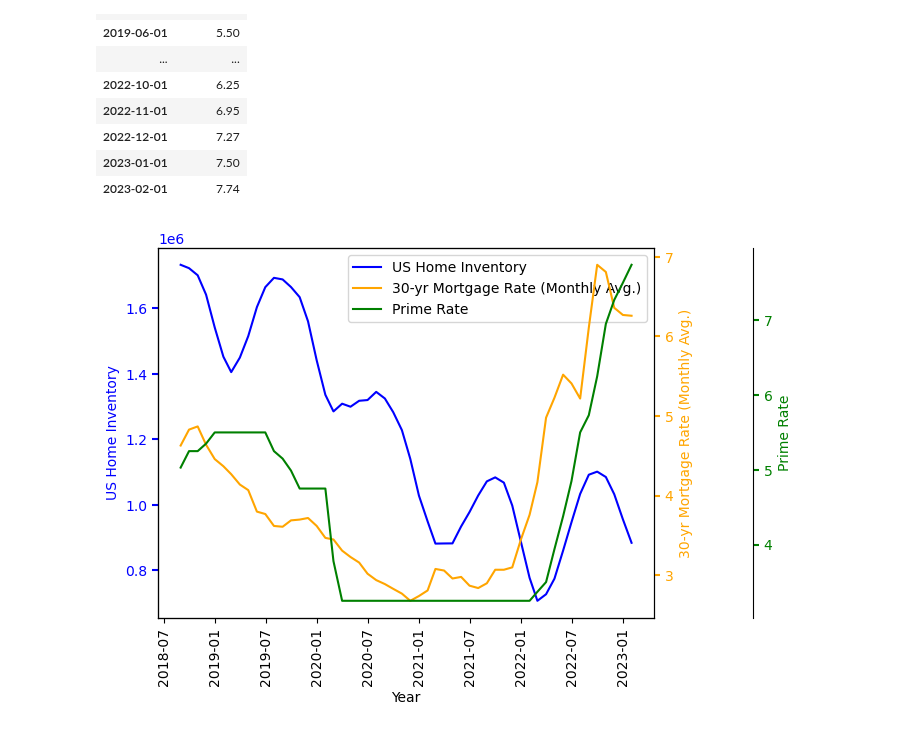
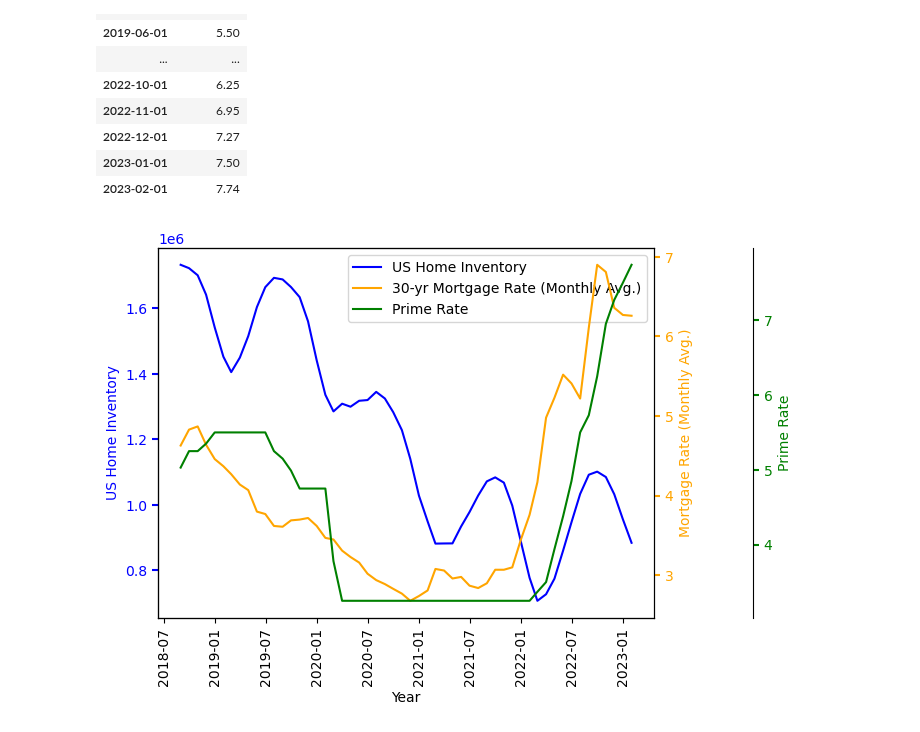
Before and after one commit to ceramicbull/Project-1-Repo, a Jupyter notebook: bens_analysis/For Sale Inventory.ipynb, the cells around one changed output. Cells and saved outputs as stored; diff of their text form; code cells hidden in the pictures.

```diff
--- a/bens_analysis/For Sale Inventory.ipynb
+++ b/bens_analysis/For Sale Inventory.ipynb
@@ -250,33 +271,33 @@ us_prime_rate=us_prime_rate.astype(float)
 fig, ax = plt.subplots()
 twin1 = ax.twinx()
 twin2 = ax.twinx()
 inventory_plot, = ax.plot(x_val, us_home_inventory, color="blue", label="US Home Inventory" )
 mortgage_plot, = twin1.plot(x_val, us_average_mortgage, color='orange', label="30-yr Mortgage Rate (Monthly Avg.)")
 prime_plot, = twin2.plot(x_val, us_prime_rate, color='green', label="Prime Rate")
 # set tick lables, colors, and rotation
 for tick in ax.get_xticklabels():
     tick.set_rotation(90)
 
 tkw = dict(size=4, width=1.5)
 ax.tick_params(axis='y', colors=inventory_plot.get_color(), **tkw)
 twin1.tick_params(axis='y', colors=mortgage_plot.get_color(), **tkw)
 twin2.tick_params(axis='y', colors=prime_plot.get_color(), **tkw)
 ax.yaxis.label.set_color(inventory_plot.get_color())
 twin1.yaxis.label.set_color(mortgage_plot.get_color())
 twin2.yaxis.label.set_color(prime_plot.get_color())
 #set labels
 ax.set_xlabel('Year')
 ax.set_ylabel('US Home Inventory')
-twin1.set_ylabel('30-yr Mortgage Rate (Monthly Avg.)')
+twin1.set_ylabel('Mortgage Rate (Monthly Avg.)')
 twin2.set_ylabel('Prime Rate')
 # set legend
 ax.legend(handles = [inventory_plot, mortgage_plot, prime_plot])
 #offset the spine of twin 2
 twin2.spines.right.set_position(("axes", 1.2))
 # Save the figure
 plt.savefig("invmortprime.png", bbox_inches="tight", dpi=300)
 # show plot
 plt.show()
 # %% [output]
-[figure, old version]
+[figure, new version]
 # %%
```
Also changed, not shown: parts of 5 cells of this notebook, 4 other files.
